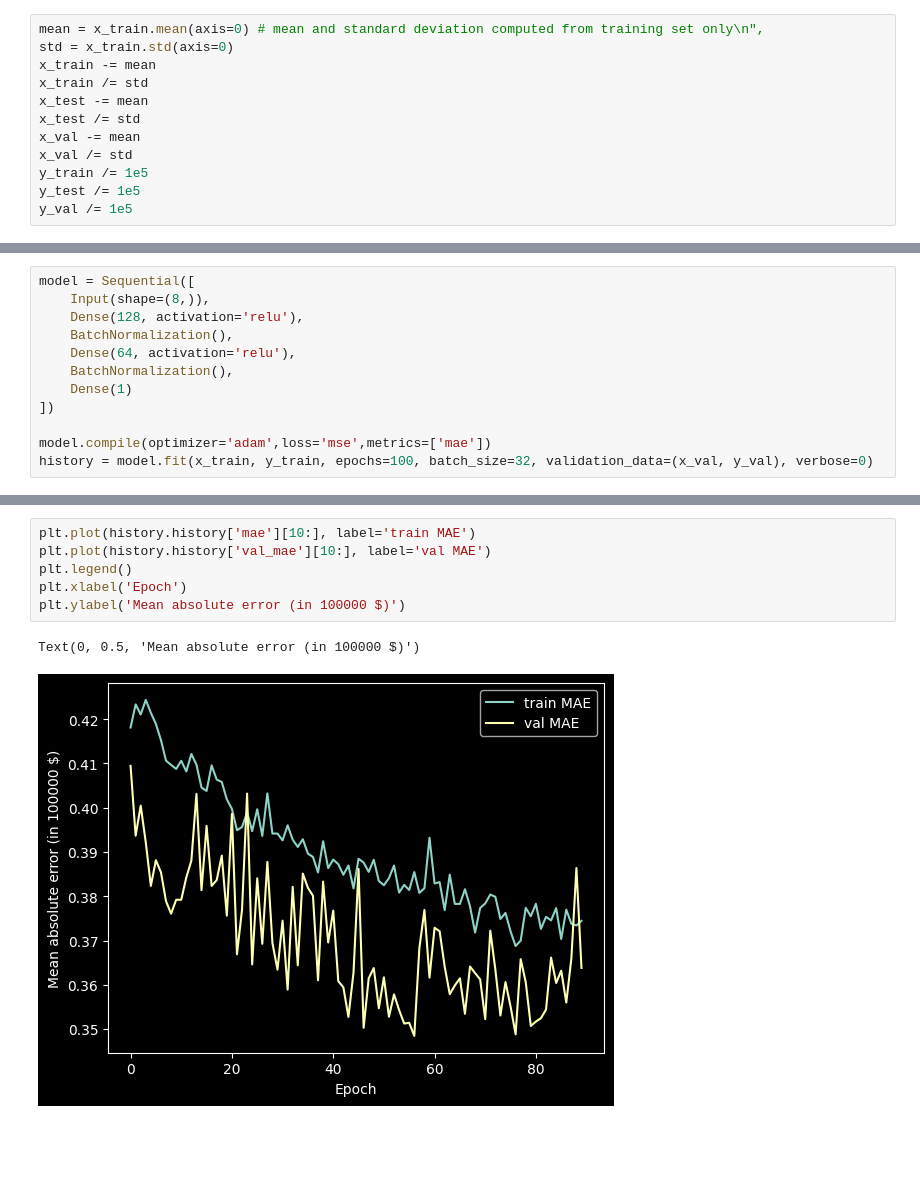
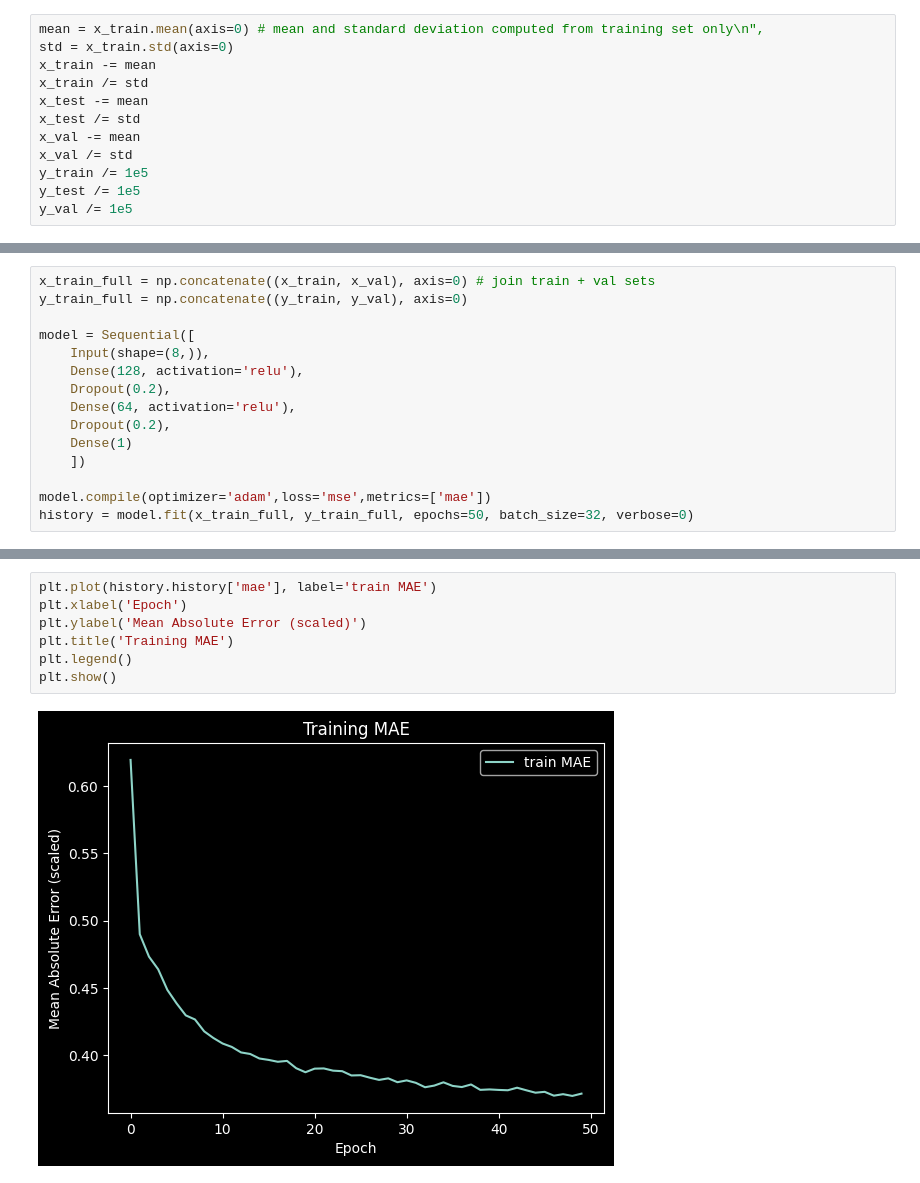
Before and after one commit to Jonijermu/neural-networks-assignments, a Jupyter notebook: assignments/week_assignment_2.ipynb, the cells around one changed output, grey strips where cells are left out. Drawn from its saved outputs; the diff is of its cells as text; blank space fills up the shorter version.

```diff
--- a/assignments/week_assignment_2.ipynb
+++ b/assignments/week_assignment_2.ipynb
@@ -247,13 +215,16 @@ print(f'Test mean absolute error: {test_mae:.4f}')
 # %%
+x_train_full = np.concatenate((x_train, x_val), axis=0) # join train + val sets
+y_train_full = np.concatenate((y_train, y_val), axis=0)
+
 model = Sequential([
     Input(shape=(8,)),
     Dense(128, activation='relu'),
-    BatchNormalization(),
+    Dropout(0.2),
     Dense(64, activation='relu'),
-    BatchNormalization(),
+    Dropout(0.2),
     Dense(1)
-])
+    ])
 
 model.compile(optimizer='adam',loss='mse',metrics=['mae'])
-history = model.fit(x_train, y_train, epochs=100, batch_size=32, validation_data=(x_val, y_val), verbose=0)
+history = model.fit(x_train_full, y_train_full, epochs=50, batch_size=32, verbose=0)
 # %% [output]
@@ -274,12 +232,12 @@ Text(0, 0.5, 'Loss')
 # %%
-plt.plot(history.history['mae'][10:], label='train MAE')
-plt.plot(history.history['val_mae'][10:], label='val MAE')
+plt.plot(history.history['mae'], label='train MAE')
+plt.xlabel('Epoch')
+plt.ylabel('Mean Absolute Error (scaled)')
+plt.title('Training MAE')
 plt.legend()
-plt.xlabel('Epoch')
-plt.ylabel('Mean absolute error (in 100000 $)')
+plt.show()
 # %% [output]
-Text(0, 0.5, 'Mean absolute error (in 100000 $)')
-[figure, old version]
+[figure, new version]
 # %%
 test_loss, test_mae = model.evaluate(x_test, y_test)
 print(f'Test mean absolute error: {test_mae:.4f}')
```
Also changed, not shown: parts of 38 cells of this notebook.
